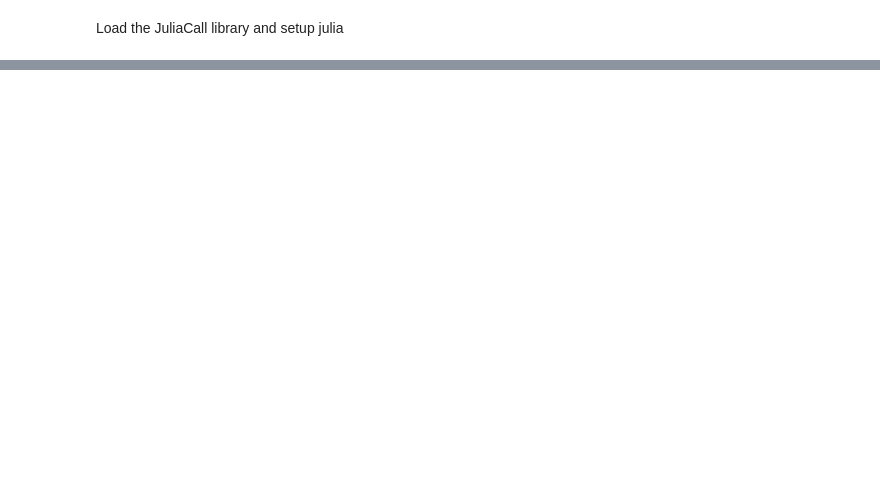
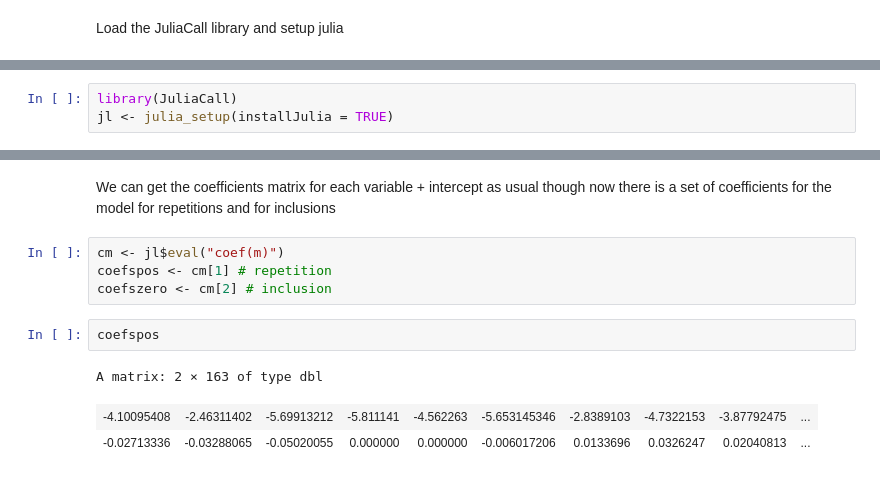
Before and after one commit to AsafManela/HurdleDMR.jl, a Jupyter notebook: docs/src/tutorials/HurdleDMRinR.ipynb, the cells around one changed output, grey strips where cells are left out. Drawn from its saved outputs; the diff is of its cells as text; blank space fills up the shorter version.

```diff
--- a/docs/src/tutorials/HurdleDMRinR.ipynb
+++ b/docs/src/tutorials/HurdleDMRinR.ipynb
@@ -317,0 +33,3 @@ Please reference the paper for additional details and example applications.
+# %%
+library(JuliaCall)
+jl <- julia_setup(installJulia = TRUE)
@@ -317,0 +226,12 @@ Please reference the paper for additional details and example applications.
+# %% [markdown]
+We can get the coefficients matrix for each variable + intercept as usual though now there is a set of coefficients for the model for repetitions and for inclusions
+# %%
+cm <- jl$eval("coef(m)")
+coefspos <- cm[1] # repetition
+coefszero <- cm[2] # inclusion
+# %%
+coefspos
+# %% [output]
+A matrix: 2 × 163 of type dbl
+| -4.10095408 | -2.46311402 | -5.69913212 | -5.811141 | -4.562263 | -5.653145346 | -2.8389103 | -4.7322153 | -3.87792475 | ... |
+| -0.02713336 | -0.03288065 | -0.05020055 | 0.000000 | 0.000000 | -0.006017206 | 0.0133696 | 0.0326247 | 0.02040813 | ... |
```
Also changed, not shown: parts of 107 cells of this notebook, 6 other files.
